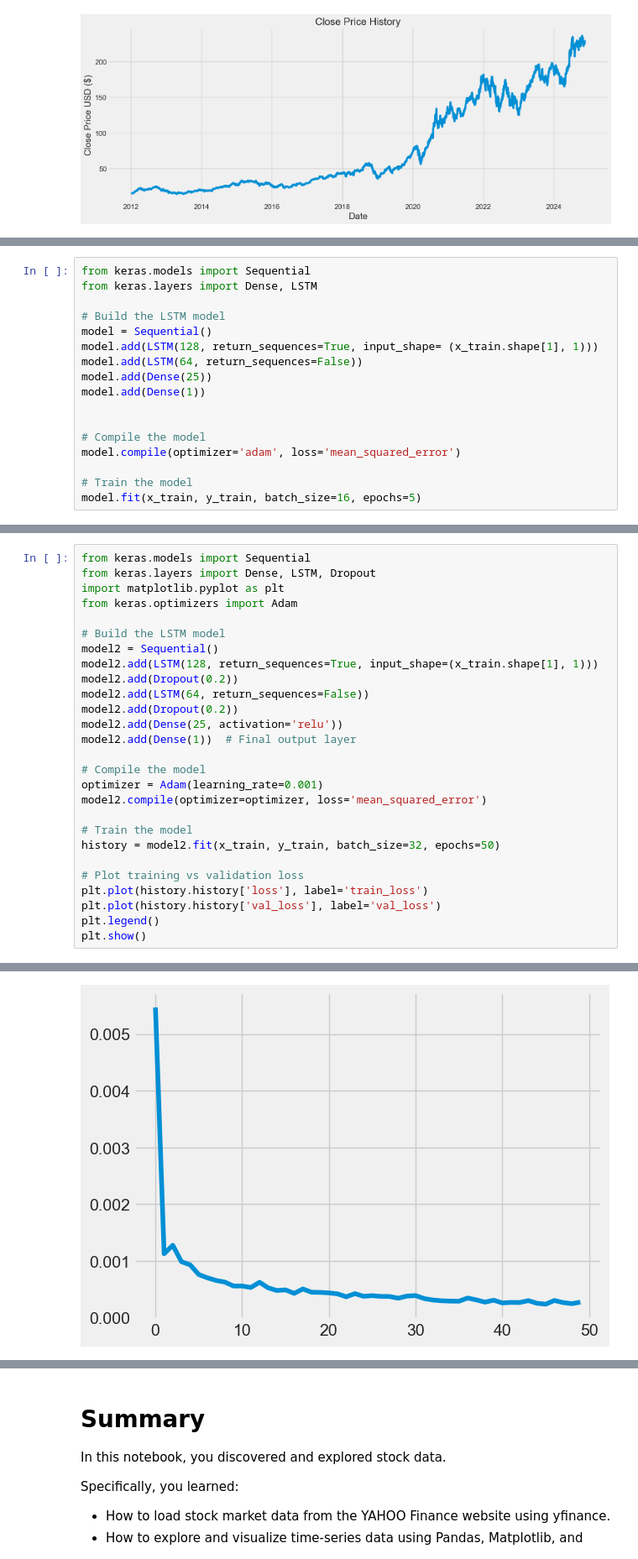
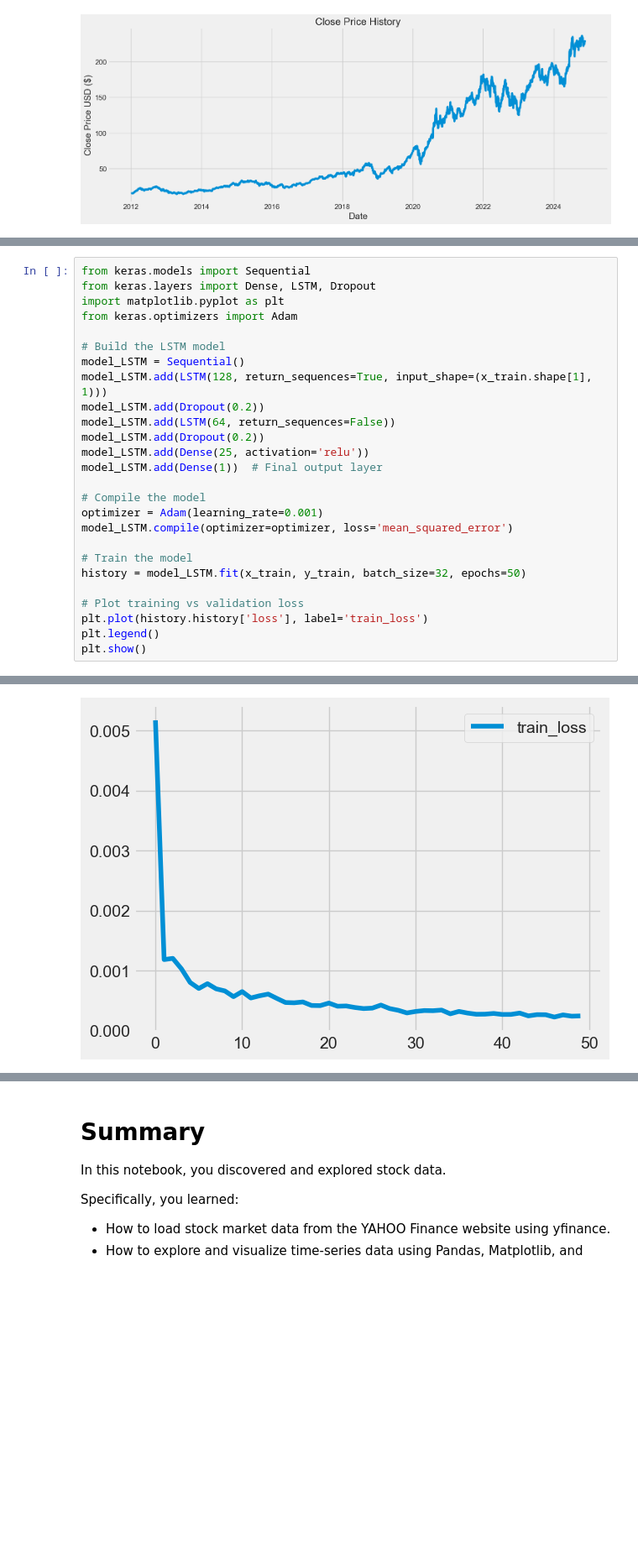
Before and after one commit to laanani-mohamed/Stock_Market_Prediction, a Jupyter notebook: stock-market-analysis-prediction-using-lstm.ipynb, the cells around one changed output, grey strips where cells are left out. Shown at 84% size. Cells and saved outputs as stored; diff of their text form; blank space fills up the shorter version.

```diff
--- a/stock-market-analysis-prediction-using-lstm.ipynb
+++ b/stock-market-analysis-prediction-using-lstm.ipynb
@@ -494,20 +520,3 @@ x_train = np.reshape(x_train, (x_train.shape[0], x_train.shape[1], 1))
        0.03130201, 0.03379442, 0.03457441, 0.03401911, 0.03351196,
        0.03298395, 0.0347381 , 0.03594178, 0.03644572, 0.03520031])]
 [0.03520031440172121, 0.03354566323385762]
-# %%
-from keras.models import Sequential
-from keras.layers import Dense, LSTM
-
-# Build the LSTM model
-model = Sequential()
-model.add(LSTM(128, return_sequences=True, input_shape= (x_train.shape[1], 1)))
-model.add(LSTM(64, return_sequences=False))
-model.add(Dense(25))
-model.add(Dense(1))
-
-
-# Compile the model
-model.compile(optimizer='adam', loss='mean_squared_error')
-
-# Train the model
-model.fit(x_train, y_train, batch_size=16, epochs=5)
@@ -520,24 +529,23 @@ import matplotlib.pyplot as plt
 from keras.optimizers import Adam
 
 # Build the LSTM model
-model2 = Sequential()
-model2.add(LSTM(128, return_sequences=True, input_shape=(x_train.shape[1], 1)))
-model2.add(Dropout(0.2))
-model2.add(LSTM(64, return_sequences=False))
-model2.add(Dropout(0.2))
-model2.add(Dense(25, activation='relu'))
-model2.add(Dense(1))  # Final output layer
+model_LSTM = Sequential()
+model_LSTM.add(LSTM(128, return_sequences=True, input_shape=(x_train.shape[1], 1)))
+model_LSTM.add(Dropout(0.2))
+model_LSTM.add(LSTM(64, return_sequences=False))
+model_LSTM.add(Dropout(0.2))
+model_LSTM.add(Dense(25, activation='relu'))
+model_LSTM.add(Dense(1))  # Final output layer
 
 # Compile the model
 optimizer = Adam(learning_rate=0.001)
-model2.compile(optimizer=optimizer, loss='mean_squared_error')
+model_LSTM.compile(optimizer=optimizer, loss='mean_squared_error')
 
 # Train the model
-history = model2.fit(x_train, y_train, batch_size=32, epochs=50)
+history = model_LSTM.fit(x_train, y_train, batch_size=32, epochs=50)
 
 # Plot training vs validation loss
 plt.plot(history.history['loss'], label='train_loss')
-plt.plot(history.history['val_loss'], label='val_loss')
 plt.legend()
 plt.show()
 # %% [output]
@@ -564 +571 @@ KeyError: 'val_loss'
-[figure, old version]
+[figure, new version]
```
Also changed, not shown: parts of 23 cells of this notebook.
